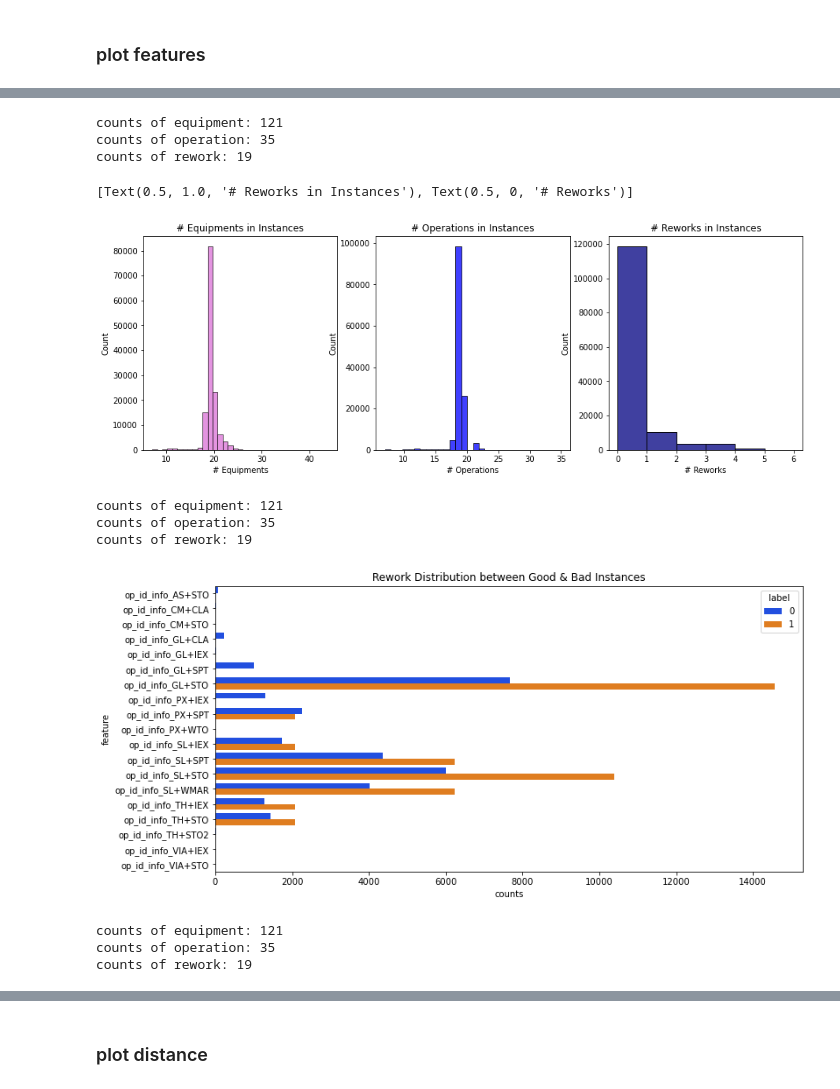
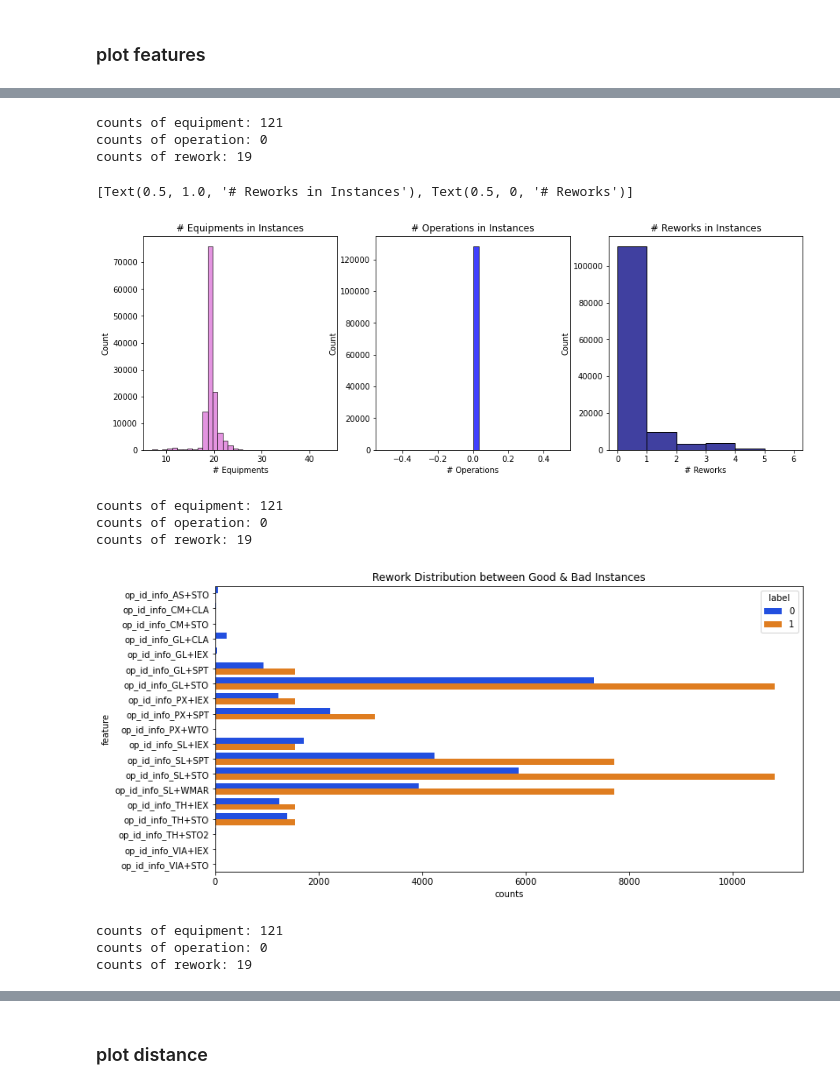
Before and after one commit to ruibone/AUO_aging_test, a Jupyter notebook: AUO aging test/AUO_aging/1_1_Dataset_Construction.ipynb, the cells around one changed output, grey strips where cells are left out. Drawn from its saved outputs; the diff is of its cells as text; code cells hidden in the pictures.

```diff
--- a/AUO aging test/AUO_aging/1_1_Dataset_Construction.ipynb
+++ b/AUO aging test/AUO_aging/1_1_Dataset_Construction.ipynb
@@ -809,0 +800,6 @@ Dimension of unique id in runhist_array_test: (43243, 164)
+# %%
+##### only keep the equipment & operation id info exist in training data #####
+train_array = dataset_index(array_m8_m1, array_repair, cell_repair, cell_test, risk_db, module)
+test_array = feature_filter(array_m8_m1, new_dset)
+
+all_runhist = pd.concat([train_array, test_array], axis = 0).reset_index(drop = True)
@@ -842,6 +847,0 @@ test_m67_dset = dataset_index(array_m6_m7, array_repair_m67, cell_repair_m67, ce
-# %%
-##### only keep the equipment & operation id info exist in training data #####
-train_array = dataset_index(array_m8_m1, array_repair, cell_repair, cell_test, risk_db, module)
-test_array = feature_filter(array_m8_m1, hybrid_dset)
-
-all_runhist = pd.concat([train_array, test_array], axis = 0).reset_index(drop = True)
@@ -918,26 +904,28 @@ feature_distribution(all_array)
 # %%
 #### counts of equipment & operation used in each instances #####
-allcols = all_runhist.columns.to_list()
+target_data = all_runhist
+
+allcols = target_data.columns.to_list()
 allcols = allcols[1:-1]
 eqp_list, op_list, rework_list = count_rework(allcols)
 
-rework_mean = all_runhist[rework_list].apply(sum, axis = 1)
-op_mean = all_runhist[op_list].apply(sum, axis = 1)
-eqp_mean = all_runhist[eqp_list].apply(sum, axis = 1)
+rework_mean = target_data[rework_list].apply(sum, axis = 1)
+op_mean = target_data[op_list].apply(sum, axis = 1)
+eqp_mean = target_data[eqp_list].apply(sum, axis = 1)
 
 fig, axs = plt.subplots(ncols = 3, figsize = (15, 5))
 ax = sns.histplot(eqp_mean, bins = 35, color = 'orchid', ax = axs[0])
 ax.set(title = '# Equipments in Instances', xlabel = '# Equipments')
 ax = sns.histplot(op_mean, bins = 30, color = 'blue', ax = axs[1])
 ax.set(title = '# Operations in Instances', xlabel = '# Operations')
 ax = sns.histplot(rework_mean, bins = 6, color = 'navy', ax = axs[2])
 ax.set(title = '# Reworks in Instances', xlabel = '# Reworks')
 # %% [output]
 counts of equipment: 121
-counts of operation: 35
+counts of operation: 0
 counts of rework: 19
 [Text(0.5, 1.0, '# Reworks in Instances'), Text(0.5, 0, '# Reworks')]
-[figure, old version]
+[figure, new version]
 # %%
 ##### plot and compare the rework frequency in good & bad instances #####
 
@@ -950,15 +938,17 @@ bar_rework = feature_gb(all_runhist, target = 'Rework', figsize = (12, 6))
 # bar_eqp = feature_gb(all_runhist, target = 'Equipment', figsize = (25, 20))
 # %% [output]
 counts of equipment: 121
-counts of operation: 35
+counts of operation: 0
 counts of rework: 19
-[figure, old version]
+[figure, new version]
 # %%
 ##### apriori between equipments & reworks #####
 # select features
-allcols = all_runhist.columns[1:-1]
+target_data = all_runhist
+
+allcols = target_data.columns[1:-1]
 eqp_list, op_list, rework_list = count_rework(allcols)
-apriori_data = all_runhist[eqp_list + rework_list]
+apriori_data = target_data[eqp_list + rework_list]
 
 # convert to boolean datatype
 data_dim = apriori_data.shape
@@ -971,7 +961,7 @@ te.columns_ = apriori_data.columns
 te_data = te.inverse_transform(bool_data)
 # %% [output]
 counts of equipment: 121
-counts of operation: 35
+counts of operation: 0
 counts of rework: 19
 # %%
 ##### apriori between equipments & reworks #####
```
Also changed, not shown: parts of 12 cells of this notebook, 8 other files.
